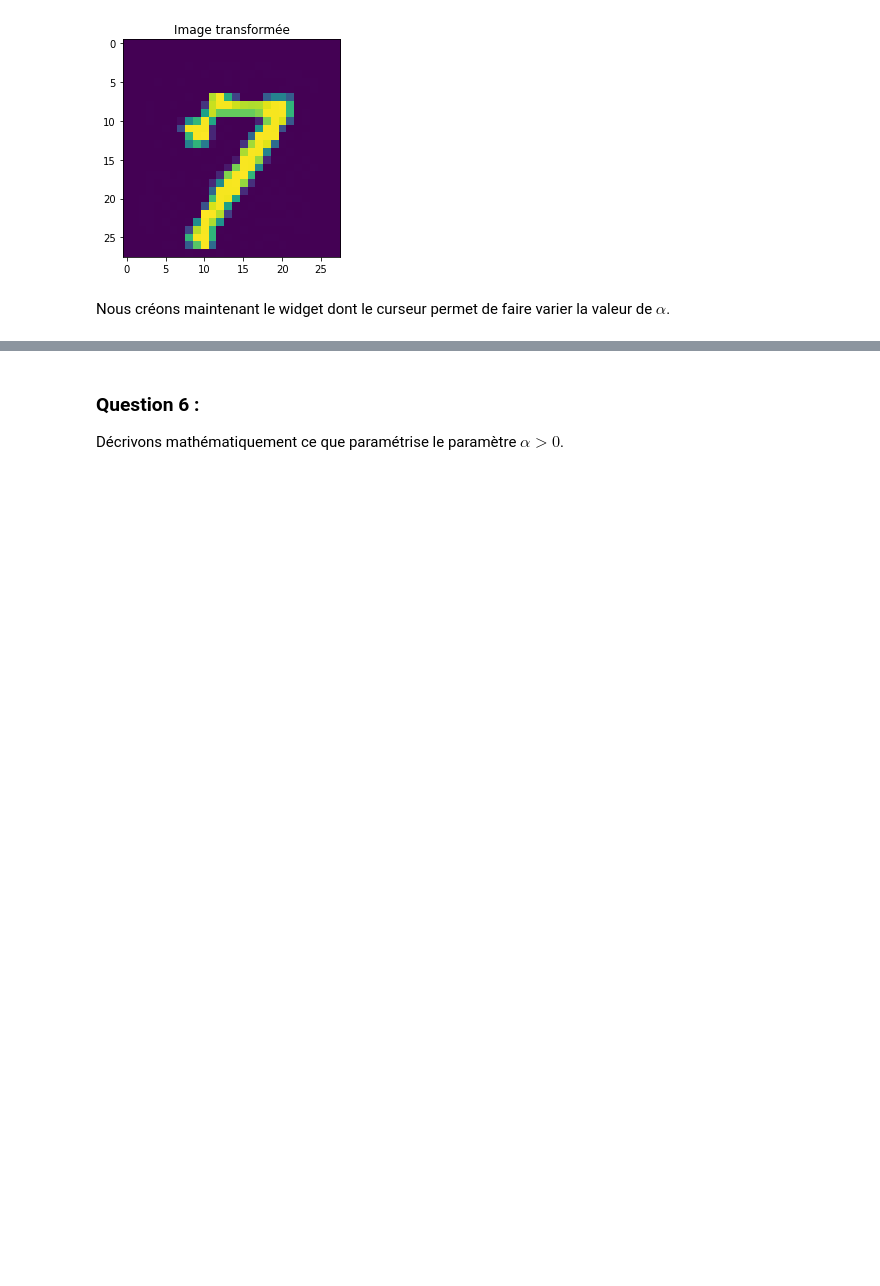
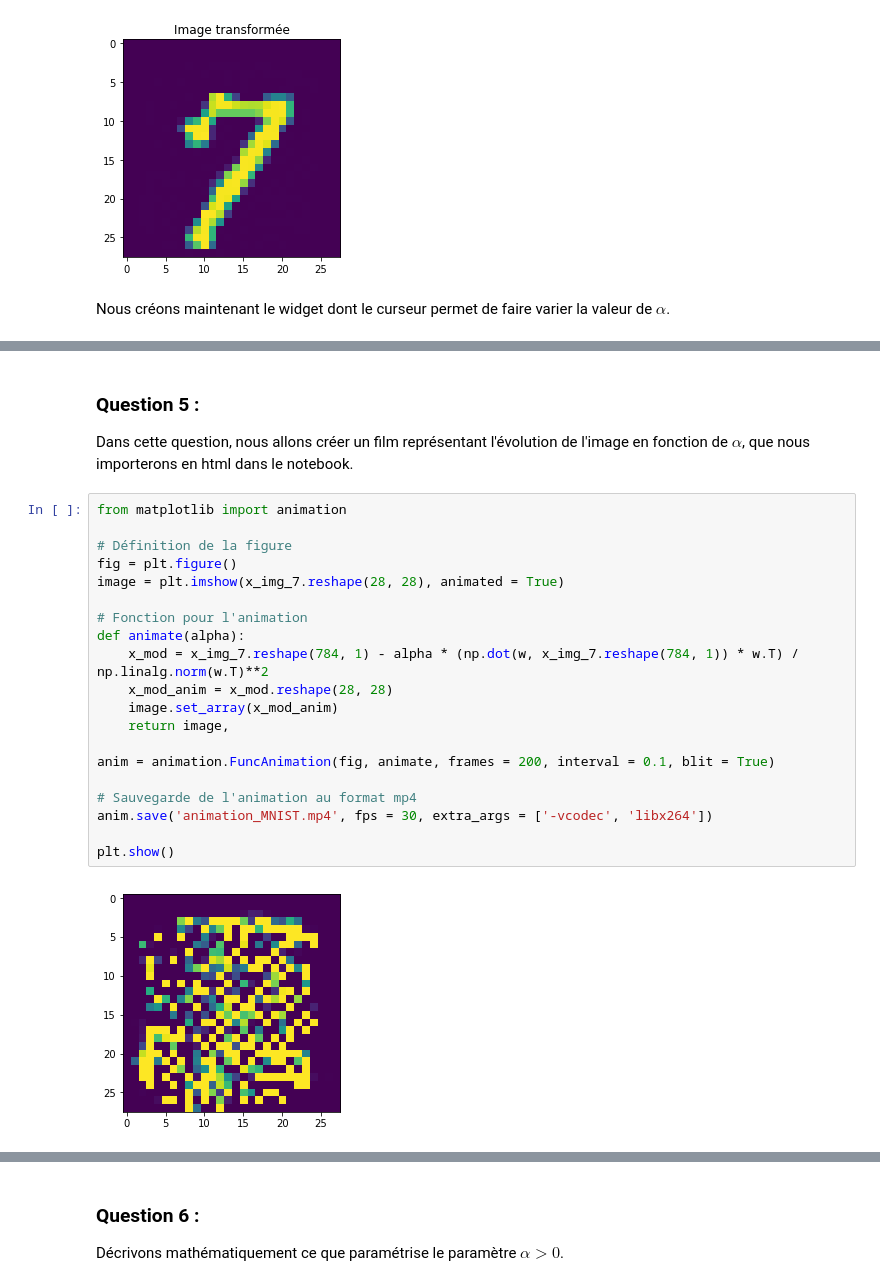
Before and after one commit to EmelineToustou/Emeline_Megane_HMMA238, a Jupyter notebook: notebook_tp_BOYER_TOUSTOU.ipynb, the cells around one changed output, grey strips where cells are left out. Saved outputs shown, nothing was run; the diff lists cells and outputs as text; blank space fills up the shorter version.

Commit message:
Question 5 Exercice 2

```diff
--- a/notebook_tp_BOYER_TOUSTOU.ipynb
+++ b/notebook_tp_BOYER_TOUSTOU.ipynb
@@ -334,0 +399,26 @@ interactive(children=(FloatSlider(value=50.00000000000001, description='alpha',
+# %% [markdown]
+### Question 5 :
+
+Dans cette question, nous allons créer un film représentant l'évolution de l'image en fonction de $\alpha$, que nous importerons en html dans le notebook.
+# %%
+from matplotlib import animation
+
+# Définition de la figure
+fig = plt.figure()
+image = plt.imshow(x_img_7.reshape(28, 28), animated = True)
+
+# Fonction pour l'animation
+def animate(alpha):
+    x_mod = x_img_7.reshape(784, 1) - alpha * (np.dot(w, x_img_7.reshape(784, 1)) * w.T) / np.linalg.norm(w.T)**2
+    x_mod_anim = x_mod.reshape(28, 28)
+    image.set_array(x_mod_anim)
+    return image,
+
+anim = animation.FuncAnimation(fig, animate, frames = 200, interval = 0.1, blit = True)
+
+# Sauvegarde de l'animation au format mp4
+anim.save('animation_MNIST.mp4', fps = 30, extra_args = ['-vcodec', 'libx264'])
+
+plt.show()
+# %% [output]
+[figure, added]
```
Also changed, not shown: parts of 21 cells of this notebook.
